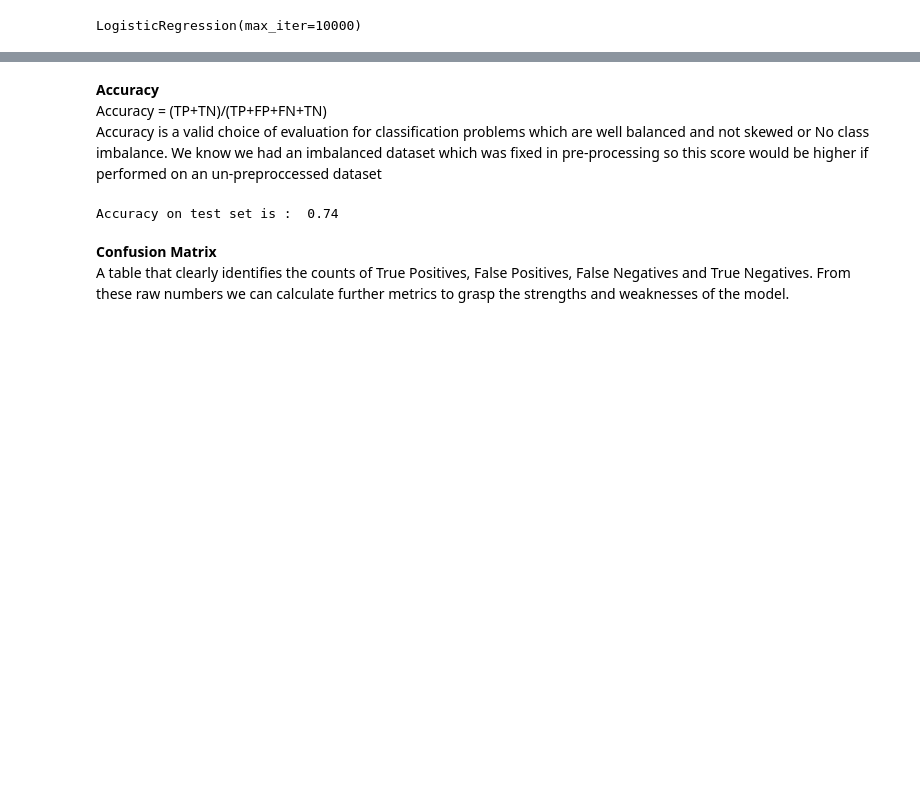
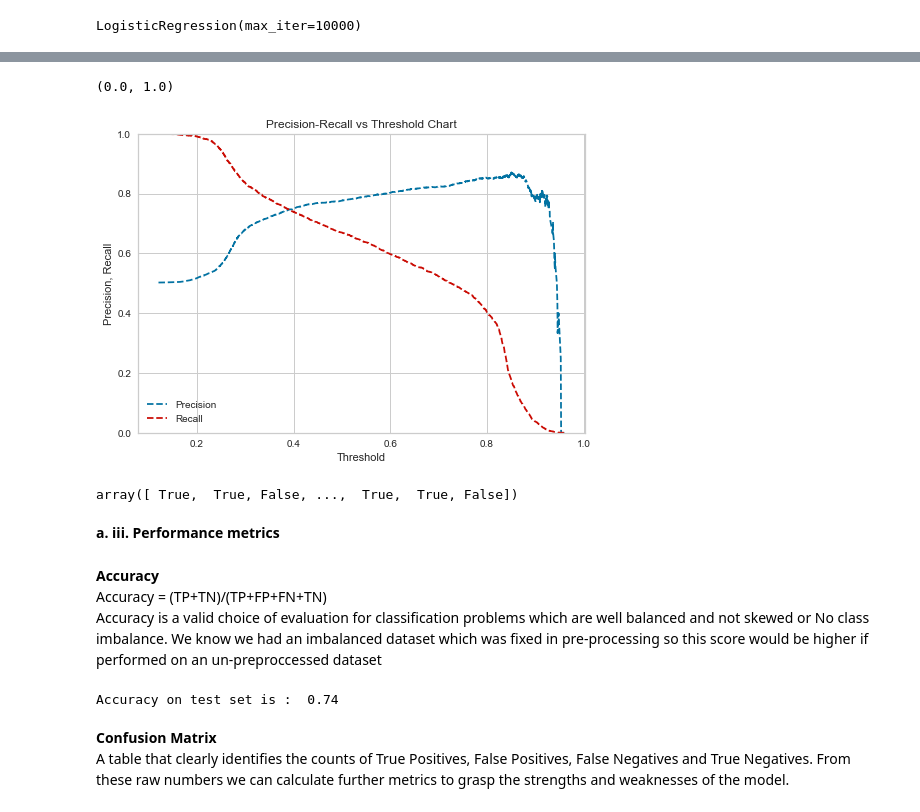
Before and after one commit to elektraneo/Portfolio, a Jupyter notebook: Supervised_Model_Kaggle_Python.ipynb, the cells around one changed output, grey strips where cells are left out. Saved outputs shown, nothing was run; the diff lists cells and outputs as text; code cells hidden in the pictures; blank space fills up the shorter version.

```diff
--- a/Supervised_Model_Kaggle_Python.ipynb
+++ b/Supervised_Model_Kaggle_Python.ipynb
@@ -326,0 +425,3 @@ LogisticRegression(max_iter=10000)
+# %%
+#the probabilities for each row
+y_prob_logistic = logistic.predict_proba(X_test)
@@ -326,0 +438,19 @@ LogisticRegression(max_iter=10000)
+# %%
+#the default threshold for a prediction is 0.5, however if we plot the relationship between the precision, recall
+#and the threshold we can continue to manage any left over imbalances from smote by adjusting the threshold
+
+precision, recall, thresholds = precision_recall_curve(y_test, y_prob_logistic[:, 1])
+
+#retrieve probability of being 1(in second column of probs_y)
+pr_auc = metrics.auc(recall, precision)
+
+plt.title("Precision-Recall vs Threshold Chart")
+plt.plot(thresholds, precision[: -1], "b--", label="Precision")
+plt.plot(thresholds, recall[: -1], "r--", label="Recall")
+plt.ylabel("Precision, Recall")
+plt.xlabel("Threshold")
+plt.legend(loc="lower left")
+plt.ylim([0,1])
+# %% [output]
+(0.0, 1.0)
+[figure, added]
@@ -327,3 +460,9 @@ LogisticRegression(max_iter=10000)
+# %%
+y_pred_logistic
+# %% [output]
+array([ True,  True, False, ...,  True,  True, False])
+# %% [markdown]
+**a. iii. Performance metrics**
 # %% [markdown]
 **Accuracy**<br>
 Accuracy = (TP+TN)/(TP+FP+FN+TN)<br>
```
Also changed, not shown: parts of 65 cells of this notebook.
